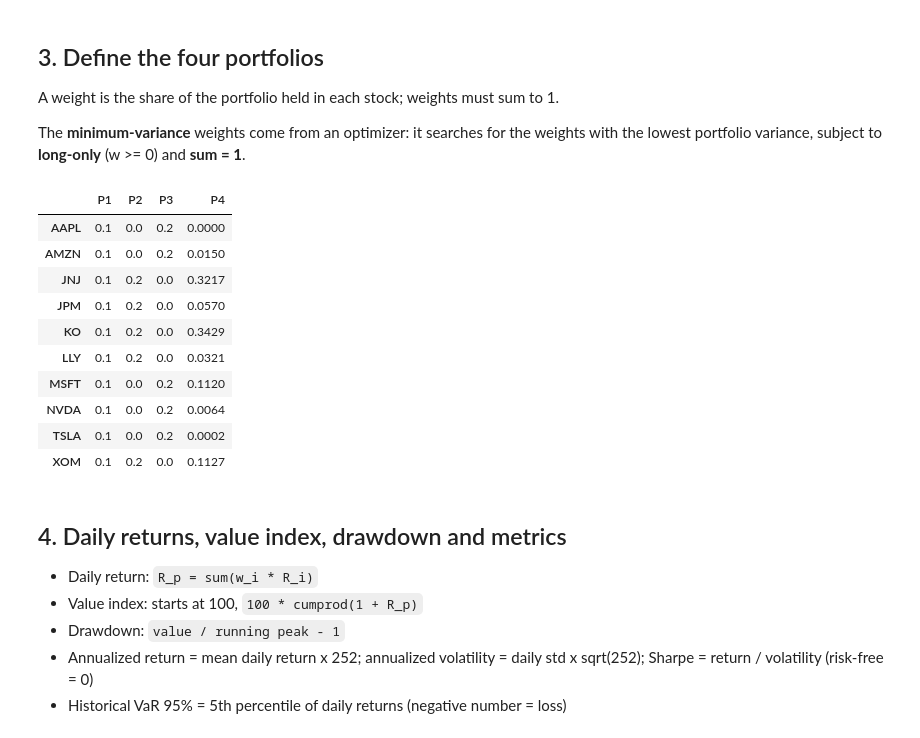
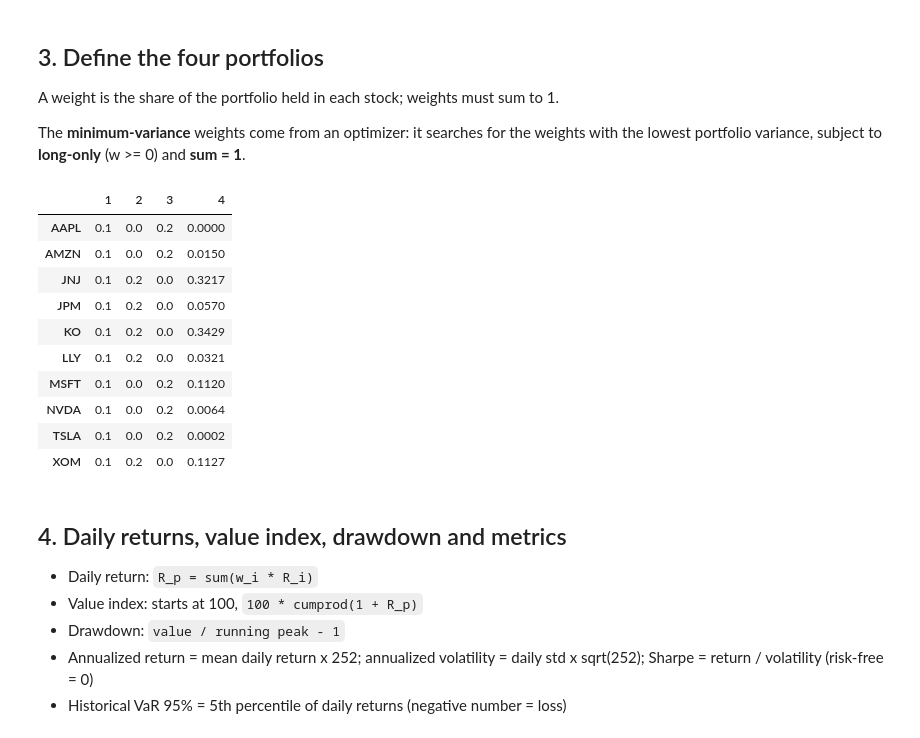
Before and after one commit to basmala5essam/MarketPulse-Graduation-Project-, a Jupyter notebook: notebooks/risk_analysis/08_portfolio_analysis.ipynb, the cells around one changed output. Drawn from its saved outputs; the diff is of its cells as text; code cells hidden in the pictures.

```diff
--- a/notebooks/risk_analysis/08_portfolio_analysis.ipynb
+++ b/notebooks/risk_analysis/08_portfolio_analysis.ipynb
@@ -51,37 +51,37 @@ The **minimum-variance** weights come from an optimizer: it searches for the wei
 # %%
 def fixed_weights(selected):
     """Equal weight on the selected tickers, zero on the rest."""
     return {t: (1 / len(selected) if t in selected else 0.0) for t in tickers}
 
 
 def min_variance_weights(ret):
     """Long-only minimum-variance weights."""
     cov = ret.cov().values
     result = minimize(
         lambda w: w @ cov @ w,                 # portfolio variance
         x0=np.ones(n) / n,
         jac=lambda w: 2 * cov @ w,
         method="SLSQP",
         bounds=[(0, 1)] * n,                   # long-only
         constraints=[{"type": "eq", "fun": lambda w: w.sum() - 1}],
         options={"ftol": 1e-15, "maxiter": 1000},
     )
     if not result.success:
         raise RuntimeError(f"Optimization failed: {result.message}")
     w = np.clip(result.x, 0, None)
     return dict(zip(tickers, w / w.sum()))
 
 
 portfolios = {
-    "P1": ("Equal-weight",     {t: 1 / n for t in tickers}),
-    "P2": ("Defensive",        fixed_weights(["JNJ", "KO", "LLY", "XOM", "JPM"])),
-    "P3": ("Growth",           fixed_weights(["AAPL", "MSFT", "NVDA", "AMZN", "TSLA"])),
-    "P4": ("Minimum variance", min_variance_weights(returns)),
+    1: ("Equal-weight",     {t: 1 / n for t in tickers}),
+    2: ("Defensive",        fixed_weights(["JNJ", "KO", "LLY", "XOM", "JPM"])),
+    3: ("Growth",           fixed_weights(["AAPL", "MSFT", "NVDA", "AMZN", "TSLA"])),
+    4: ("Minimum variance", min_variance_weights(returns)),
 }
 
 pd.DataFrame({pid: w for pid, (name, w) in portfolios.items()}).round(4)
 # %% [output]
-|  | P1 | P2 | P3 | P4 |
+|  | 1 | 2 | 3 | 4 |
 | AAPL | 0.1 | 0.0 | 0.2 | 0.0000 |
 | AMZN | 0.1 | 0.0 | 0.2 | 0.0150 |
 | JNJ | 0.1 | 0.2 | 0.0 | 0.3217 |
```
Also changed, not shown: parts of 2 cells of this notebook, 4 other files.
